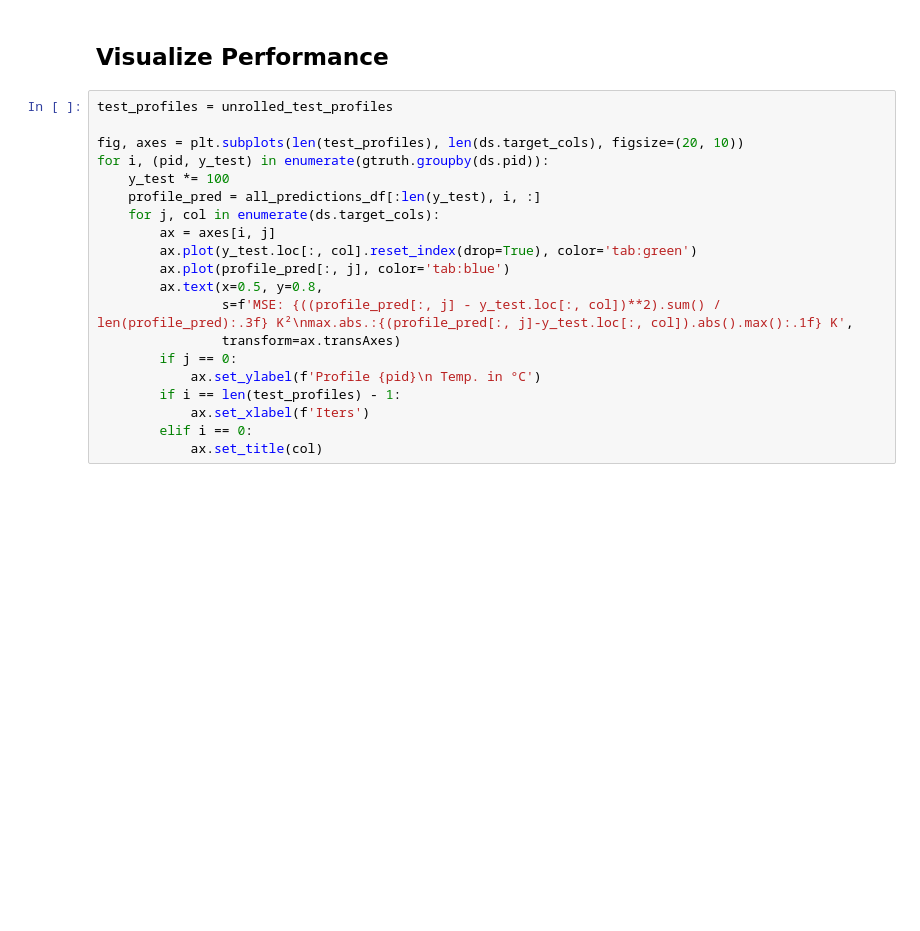
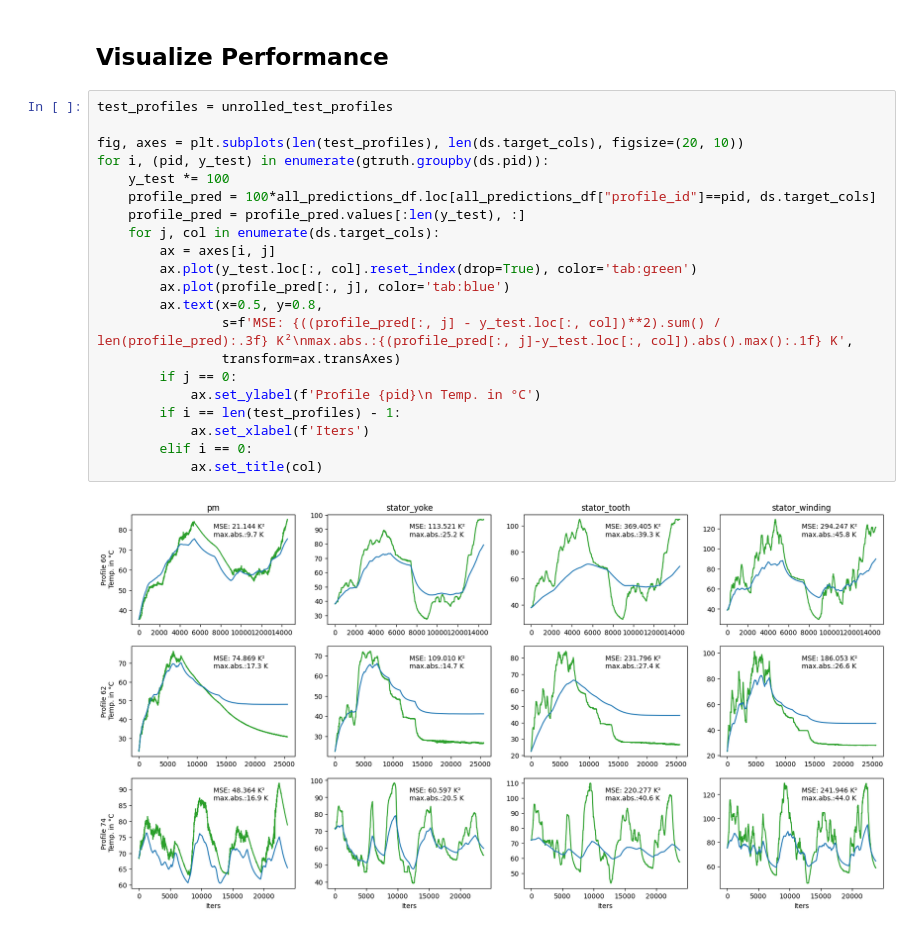
Before and after one commit to wkirgsn/thermal-nn, a Jupyter notebook: NeuralOrdinaryDifferentialEq_torch.ipynb, the cells around one changed output. Saved outputs shown, nothing was run; the diff lists cells and outputs as text; blank space fills up the shorter version.

```diff
--- a/NeuralOrdinaryDifferentialEq_torch.ipynb
+++ b/NeuralOrdinaryDifferentialEq_torch.ipynb
@@ -418,20 +438,23 @@ logs['seed'] = SEED
 # %%
 test_profiles = unrolled_test_profiles
 
 fig, axes = plt.subplots(len(test_profiles), len(ds.target_cols), figsize=(20, 10))
 for i, (pid, y_test) in enumerate(gtruth.groupby(ds.pid)):
     y_test *= 100
-    profile_pred = all_predictions_df[:len(y_test), i, :]
+    profile_pred = 100*all_predictions_df.loc[all_predictions_df["profile_id"]==pid, ds.target_cols]
+    profile_pred = profile_pred.values[:len(y_test), :]
     for j, col in enumerate(ds.target_cols):
         ax = axes[i, j]
         ax.plot(y_test.loc[:, col].reset_index(drop=True), color='tab:green')
         ax.plot(profile_pred[:, j], color='tab:blue')
         ax.text(x=0.5, y=0.8,
                 s=f'MSE: {((profile_pred[:, j] - y_test.loc[:, col])**2).sum() / len(profile_pred):.3f} K²\nmax.abs.:{(profile_pred[:, j]-y_test.loc[:, col]).abs().max():.1f} K',
                 transform=ax.transAxes)
         if j == 0:
             ax.set_ylabel(f'Profile {pid}\n Temp. in °C')
         if i == len(test_profiles) - 1:
             ax.set_xlabel(f'Iters')
         elif i == 0:
             ax.set_title(col)
+# %% [output]
+[figure, added]
```
Also changed, not shown: parts of 1 cell of this notebook, 6 other files.
